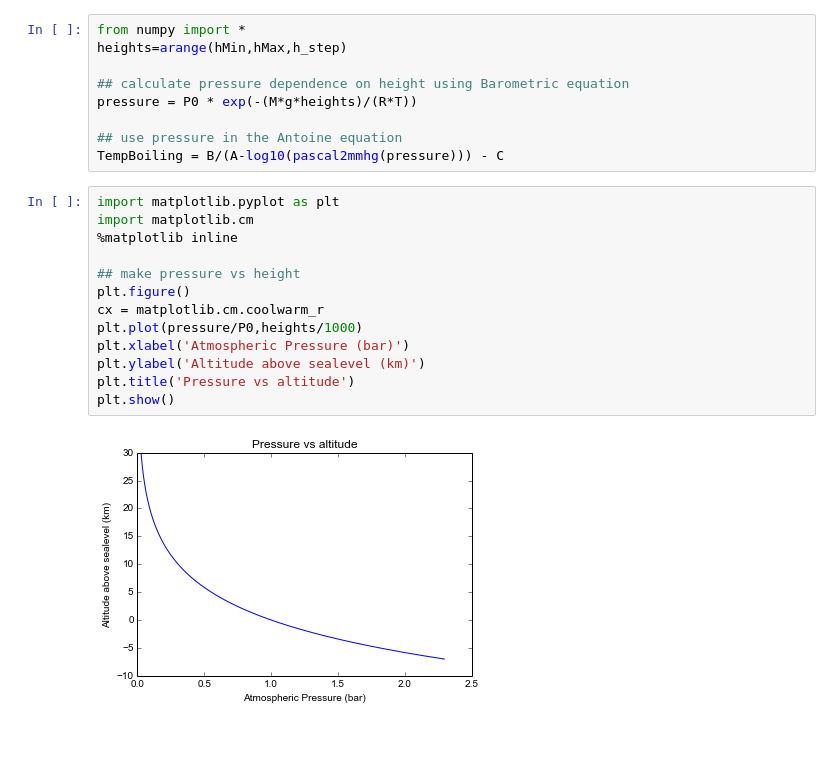
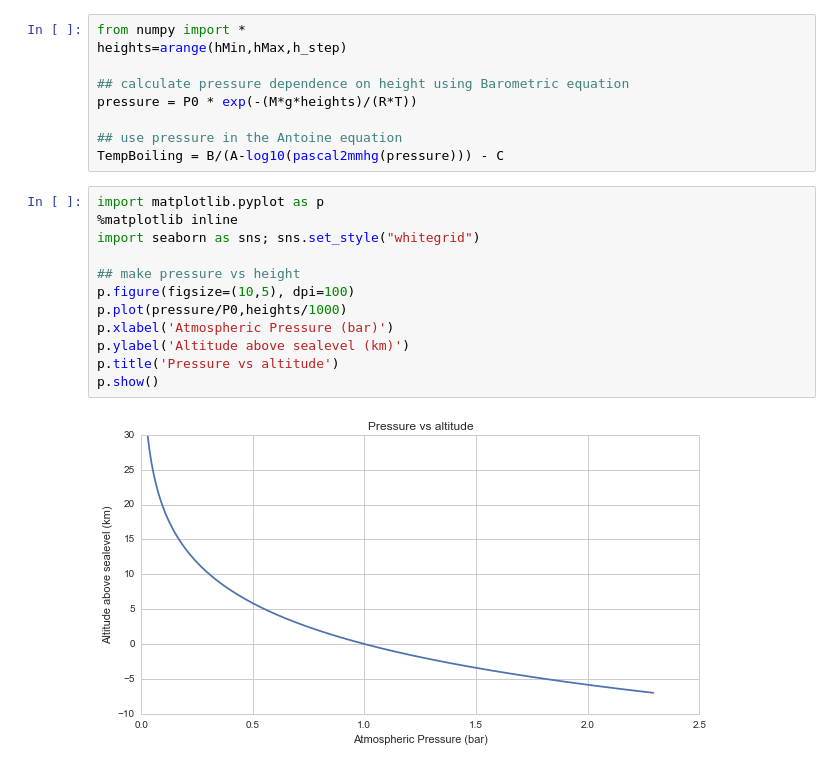
Before and after one commit to joshualim/ipython, a Jupyter notebook: 20150311_altitudemap/altitude_calc.ipynb, the cells around one changed output. Cells and saved outputs as stored; diff of their text form; blank space fills up the shorter version.

Commit message:
make plots nicer

```diff
--- a/20150311_altitudemap/altitude_calc.ipynb
+++ b/20150311_altitudemap/altitude_calc.ipynb
@@ -41,18 +35,17 @@ pressure = P0 * exp(-(M*g*heights)/(R*T))
 ## use pressure in the Antoine equation
 TempBoiling = B/(A-log10(pascal2mmhg(pressure))) - C
 # %%
-import matplotlib.pyplot as plt
-import matplotlib.cm
+import matplotlib.pyplot as p
 %matplotlib inline
+import seaborn as sns; sns.set_style("whitegrid")
 
 ## make pressure vs height
-plt.figure()
-cx = matplotlib.cm.coolwarm_r
-plt.plot(pressure/P0,heights/1000)
-plt.xlabel('Atmospheric Pressure (bar)')
-plt.ylabel('Altitude above sealevel (km)')
-plt.title('Pressure vs altitude')
-plt.show()
+p.figure(figsize=(10,5), dpi=100)
+p.plot(pressure/P0,heights/1000)
+p.xlabel('Atmospheric Pressure (bar)')
+p.ylabel('Altitude above sealevel (km)')
+p.title('Pressure vs altitude')
+p.show()
 # %% [output]
-[figure, old version]
+[figure, new version]
 # %%
```
Also changed, not shown: parts of 3 cells of this notebook, 1 other file.
